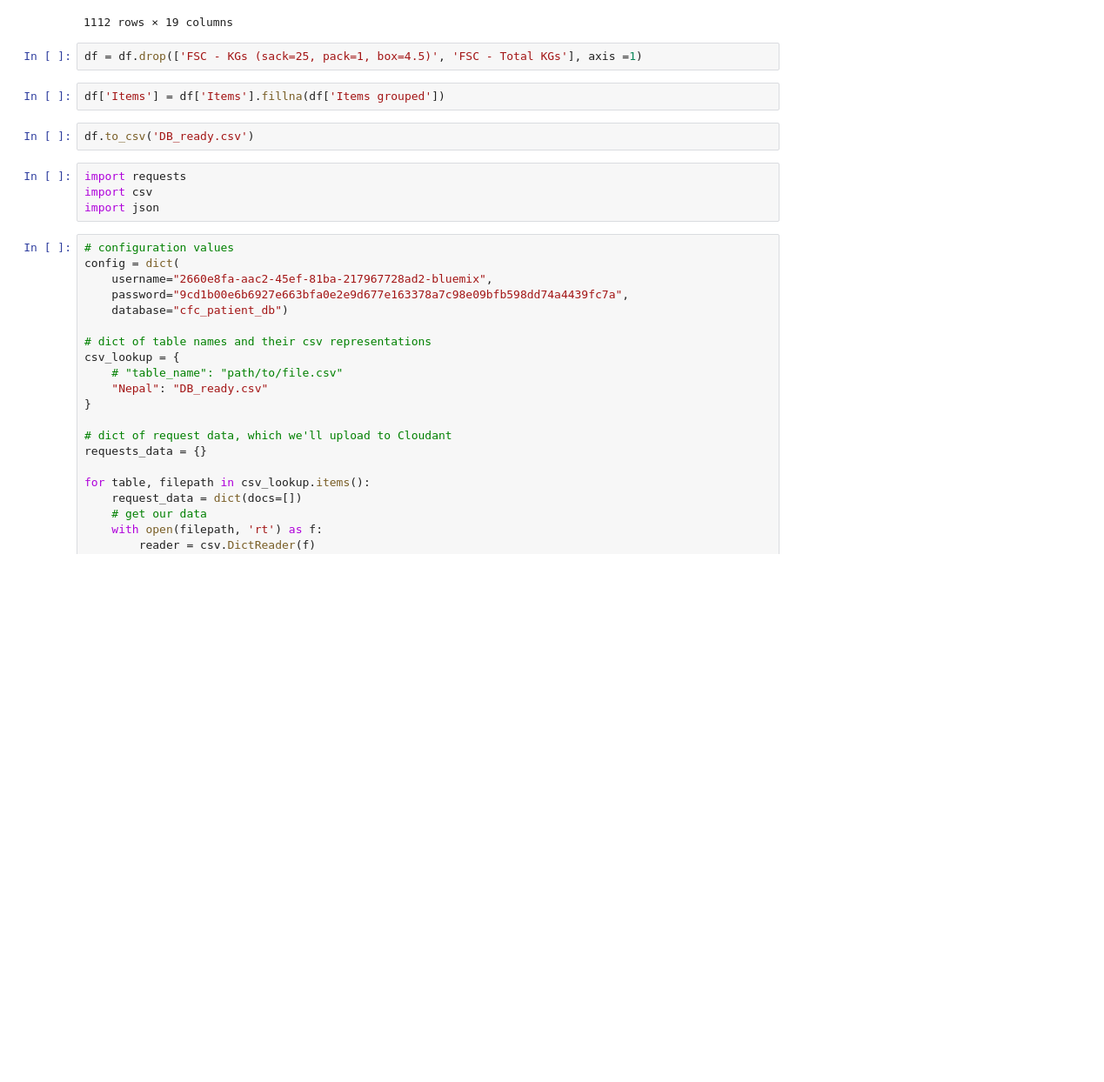
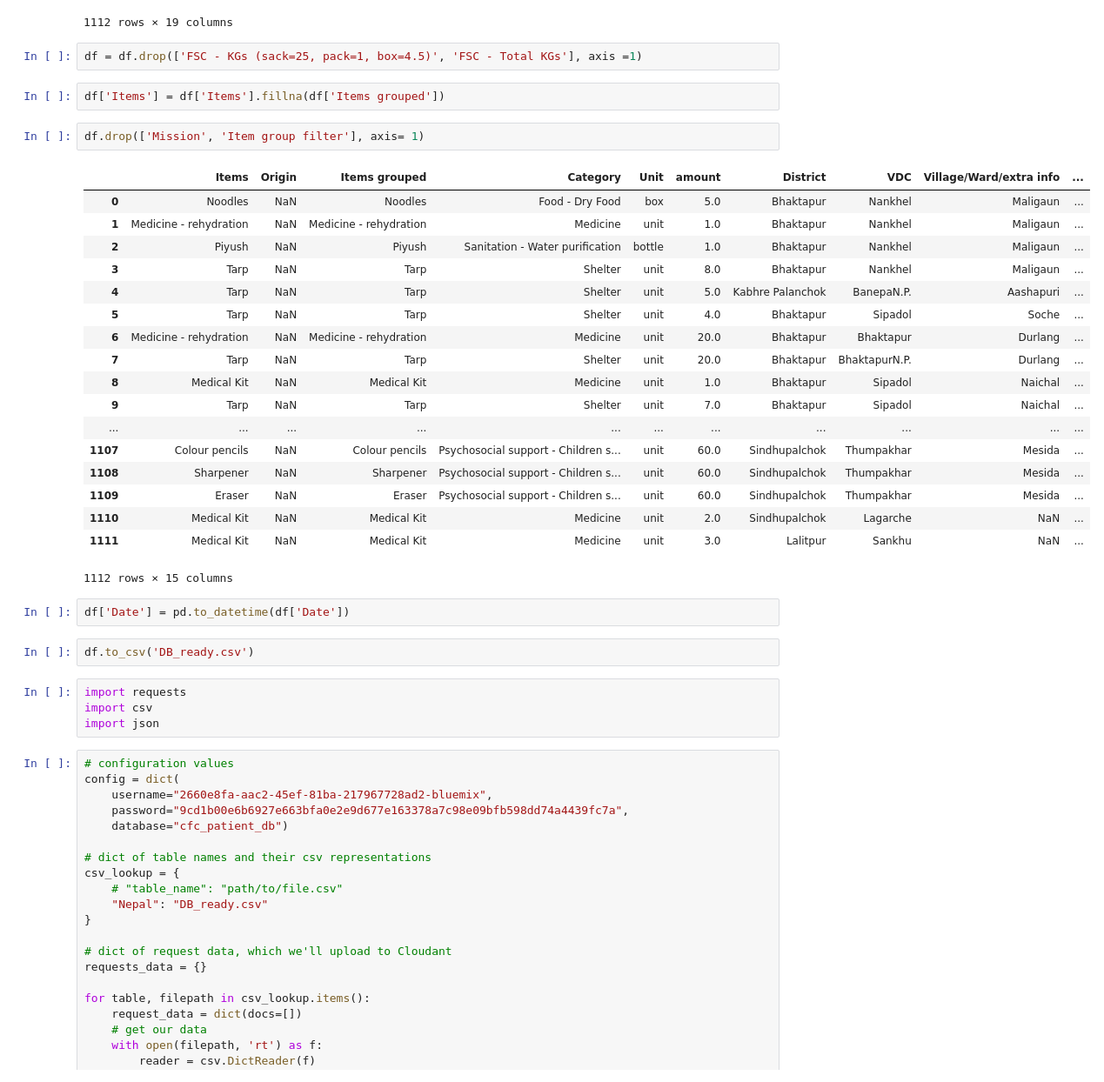
Before and after one commit to areibman/IBM-call-for-code-disaster-supply-chain, a Jupyter notebook: DB creation.ipynb, the cells around one changed output. Shown at 87% size. Saved outputs shown, nothing was run; the diff lists cells and outputs as text; blank space fills up the shorter version.

Commit message:
Dropped unnecessary columns

```diff
--- a/DB creation.ipynb
+++ b/DB creation.ipynb
@@ -71,6 +71,29 @@ df
 df = df.drop(['FSC - KGs (sack=25, pack=1, box=4.5)', 'FSC - Total KGs'], axis =1)
 # %%
 df['Items'] = df['Items'].fillna(df['Items grouped'])
+# %%
+df.drop(['Mission', 'Item group filter'], axis= 1)
+# %% [output]
+|  | Items | Origin | Items grouped | Category | Unit | amount | District | VDC | Village/Ward/extra info | ... |
+| 0 | Noodles | NaN | Noodles | Food - Dry Food | box | 5.0 | Bhaktapur | Nankhel | Maligaun | ... |
+| 1 | Medicine - rehydration | NaN | Medicine - rehydration | Medicine | unit | 1.0 | Bhaktapur | Nankhel | Maligaun | ... |
+| 2 | Piyush | NaN | Piyush | Sanitation - Water purification | bottle | 1.0 | Bhaktapur | Nankhel | Maligaun | ... |
+| 3 | Tarp | NaN | Tarp | Shelter | unit | 8.0 | Bhaktapur | Nankhel | Maligaun | ... |
+| 4 | Tarp | NaN | Tarp | Shelter | unit | 5.0 | Kabhre Palanchok | BanepaN.P. | Aashapuri | ... |
+| 5 | Tarp | NaN | Tarp | Shelter | unit | 4.0 | Bhaktapur | Sipadol | Soche | ... |
+| 6 | Medicine - rehydration | NaN | Medicine - rehydration | Medicine | unit | 20.0 | Bhaktapur | Bhaktapur | Durlang | ... |
+| 7 | Tarp | NaN | Tarp | Shelter | unit | 20.0 | Bhaktapur | BhaktapurN.P. | Durlang | ... |
+| 8 | Medical Kit | NaN | Medical Kit | Medicine | unit | 1.0 | Bhaktapur | Sipadol | Naichal | ... |
+| 9 | Tarp | NaN | Tarp | Shelter | unit | 7.0 | Bhaktapur | Sipadol | Naichal | ... |
+| ... | ... | ... | ... | ... | ... | ... | ... | ... | ... | ... |
+| 1107 | Colour pencils | NaN | Colour pencils | Psychosocial support - Children s... | unit | 60.0 | Sindhupalchok | Thumpakhar | Mesida | ... |
+| 1108 | Sharpener | NaN | Sharpener | Psychosocial support - Children s... | unit | 60.0 | Sindhupalchok | Thumpakhar | Mesida | ... |
+| 1109 | Eraser | NaN | Eraser | Psychosocial support - Children s... | unit | 60.0 | Sindhupalchok | Thumpakhar | Mesida | ... |
+| 1110 | Medical Kit | NaN | Medical Kit | Medicine | unit | 2.0 | Sindhupalchok | Lagarche | NaN | ... |
+| 1111 | Medical Kit | NaN | Medical Kit | Medicine | unit | 3.0 | Lalitpur | Sankhu | NaN | ... |
+1112 rows × 15 columns
+# %%
+df['Date'] = pd.to_datetime(df['Date'])
 # %%
 df.to_csv('DB_ready.csv')
 # %%
```
Also changed, not shown: parts of 1 cell of this notebook.
